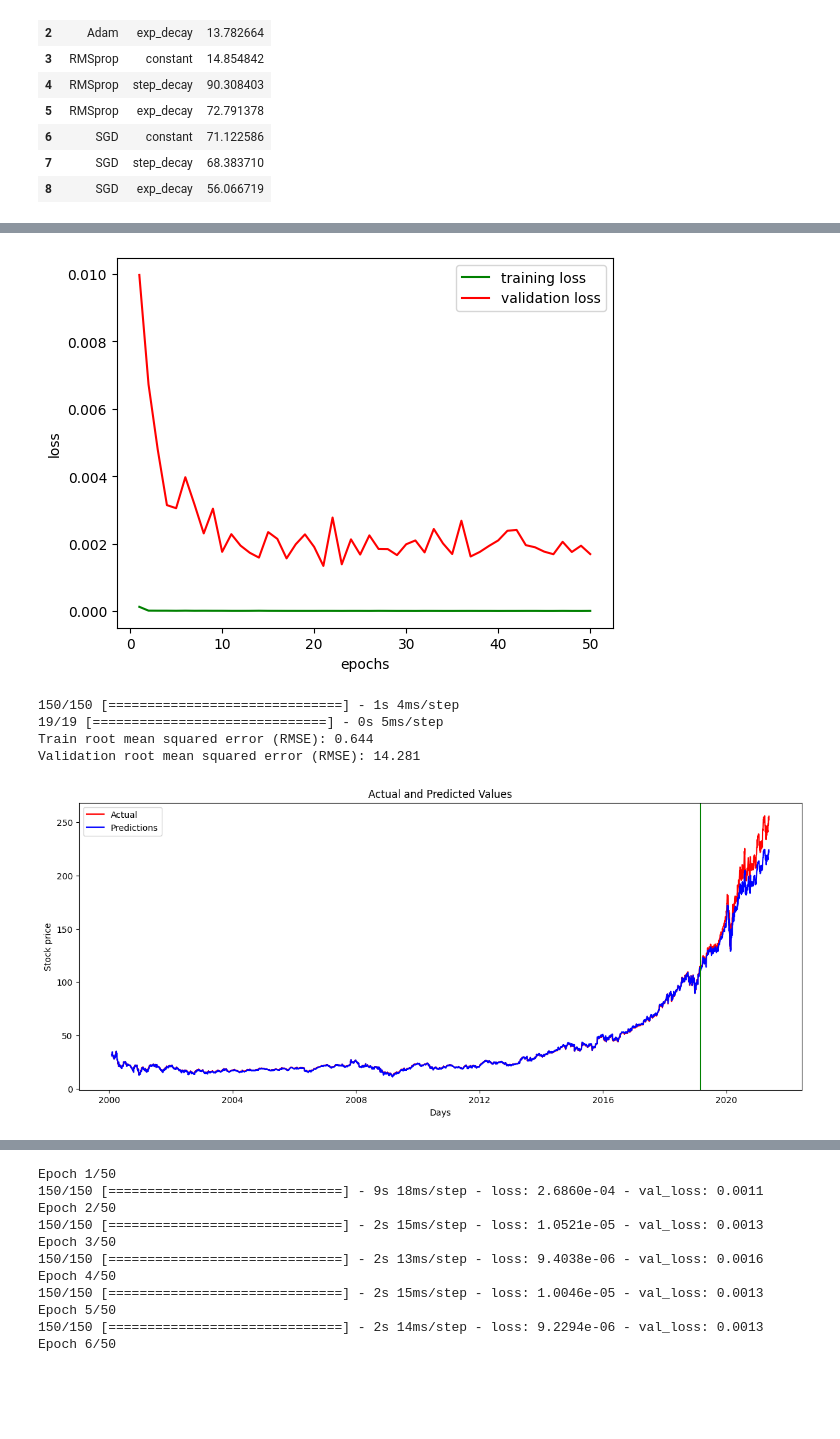
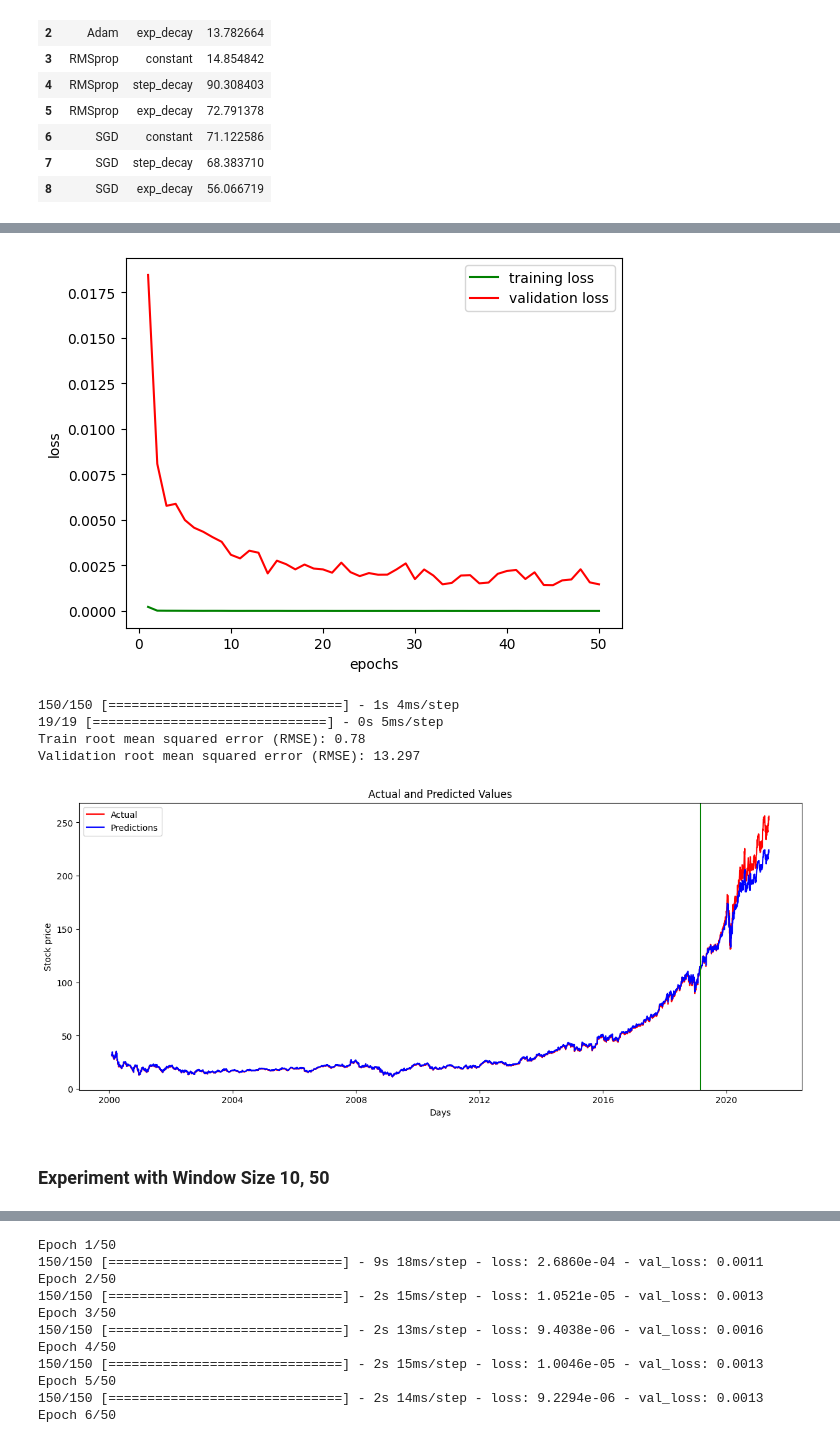
Before and after one commit to KaneZhao/deep-learning-assignments, a Jupyter notebook: assignment3/Assignment3.ipynb, the cells around one changed output, grey strips where cells are left out. Drawn from its saved outputs; the diff is of its cells as text; code cells hidden in the pictures; blank space fills up the shorter version.

Commit message:
add window size

```diff
--- a/assignment3/Assignment3.ipynb
+++ b/assignment3/Assignment3.ipynb
@@ -147,14 +147,14 @@ def plot_training_history(fitted_model):
     plt.ylabel('loss')
     plt.show()
 
-def plot_result(y_train, y_test, train_predict, test_predict):
+def plot_result(y_train, y_test, train_predict, test_predict, offset):
 
     figure, axes = plt.subplots(figsize=(15, 6))
     actual = np.append(y_train, y_test)
     predictions = np.append(train_predict, test_predict)
-    axes.plot(msft_close[TIME_STEP:validation_size-TIME_STEP].index, actual, color = 'red', label = 'Real Microsoft Corp Index Price ')
-    axes.plot(msft_close[TIME_STEP:validation_size-TIME_STEP].index, predictions, color = 'blue', label = 'Predicted Microsoft Corp Index Price ')
-    plt.axvline(x = msft_close.index[training_size+TIME_STEP], color = 'g', label = 'training data cutoff')
+    axes.plot(msft_close[offset:validation_size-offset].index, actual, color = 'red', label = 'Real Microsoft Corp Index Price ')
+    axes.plot(msft_close[offset:validation_size-offset].index, predictions, color = 'blue', label = 'Predicted Microsoft Corp Index Price ')
+    plt.axvline(x = msft_close.index[training_size+offset], color = 'g', label = 'training data cutoff')
     plt.legend(['Actual', 'Predictions'])
     plt.xlabel('Days')
     plt.ylabel('Stock price')
@@ -399,6 +399,7 @@ pd.DataFrame(results_vanilla, columns=[
 | 7 | SGD | step_decay | 68.383710 |
 | 8 | SGD | exp_decay | 56.066719 |
 # %%
+input_shape = (TIME_STEP, 1)
 optimized_rnn = RNN_2(n_hidden_units, n_dense_units,input_shape, activation='tanh', optimizer="Adam")
 
 
@@ -424,7 +425,7 @@ Epoch 50/50
 # %%
 plot_training_history(fitted_optimized_rnn)
 # %% [output]
-[figure, old version]
+[figure, new version]
 # %%
 train_predict_optimized_rnn = fitted_optimized_rnn.model.predict(X_train)
 val_predict_optimized_rnn = fitted_optimized_rnn.model.predict(X_val)
@@ -435,9 +436,11 @@ y_val_unscaled, val_predict_optimized_rnn_unscaled = print_error(y_val,val_predi
 # %% [output]
 150/150 [==============================] - 1s 4ms/step
 19/19 [==============================] - 0s 5ms/step
-Train root mean squared error (RMSE): 0.644
-Validation root mean squared error (RMSE): 14.281
+Train root mean squared error (RMSE): 0.78
+Validation root mean squared error (RMSE): 13.297
 # %%
-plot_result(y_train_unscaled, y_val_unscaled, train_predict_optimized_rnn_unscaled, val_predict_optimized_rnn_unscaled)
+plot_result(y_train_unscaled, y_val_unscaled, train_predict_optimized_rnn_unscaled, val_predict_optimized_rnn_unscaled, TIME_STEP)
 # %% [output]
-[figure, old version]
+[figure, new version]
+# %% [markdown]
+### Experiment with Window Size 10, 50
```
Also changed, not shown: parts of 27 cells of this notebook, 1 other file.
